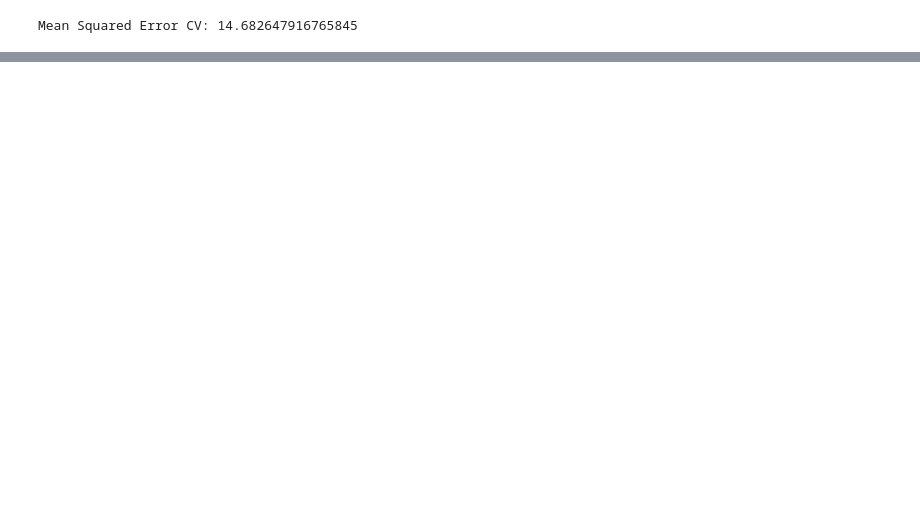
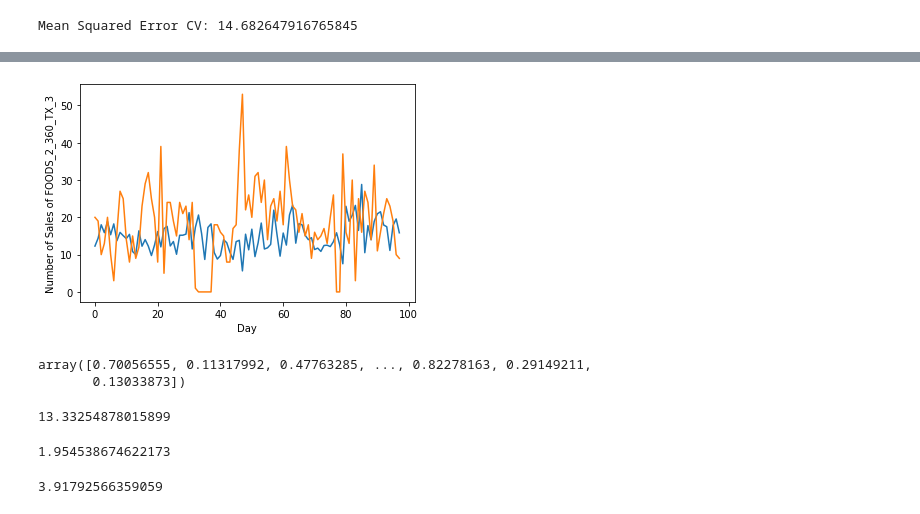
Before and after one commit to ixiaopan/GroupWork, a Jupyter notebook: AML/Modelling_Matt.ipynb, the cells around one changed output, grey strips where cells are left out. Drawn from its saved outputs; the diff is of its cells as text; code cells hidden in the pictures; blank space fills up the shorter version.

```diff
--- a/AML/Modelling_Matt.ipynb
+++ b/AML/Modelling_Matt.ipynb
@@ -380,3 +452,6 @@ cv_score_en = cross_val_score(en, X_train, y_train, cv=10, scoring='neg_mean_squ
 print("Mean Squared Error CV:", -np.mean(cv_score_en))
 # %% [output]
 Mean Squared Error CV: 14.682647916765845
+# %%
+item_preds = en.predict(X_item)
+item_preds
@@ -382,0 +479,14 @@ Mean Squared Error CV: 14.682647916765845
+# %%
+plt.plot(item_preds)
+plt.plot(y_item)
+plt.xlabel("Day")
+plt.ylabel("Number of Sales of FOODS_2_360_TX_3")
+plt.show()
+# %% [output]
+[figure, added]
+# %%
+test_preds = en.predict(X_test)
+test_preds
+# %% [output]
+array([0.70056555, 0.11317992, 0.47763285, ..., 0.82278163, 0.29149211,
+       0.13033873])
@@ -382,0 +495,12 @@ Mean Squared Error CV: 14.682647916765845
+# %%
+mean_squared_error(df_test[df_test['FOODS'] == 1].sold.values, df_test[df_test['FOODS'] == 1].preds.values)
+# %% [output]
+13.33254878015899
+# %%
+mean_squared_error(df_test[df_test['HOUSEHOLD'] == 1].sold.values, df_test[df_test['HOUSEHOLD'] == 1].preds.values)
+# %% [output]
+1.954538674622173
+# %%
+mean_squared_error(df_test[df_test['HOBBIES'] == 1].sold.values, df_test[df_test['HOBBIES'] == 1].preds.values)
+# %% [output]
+3.91792566359059
```
Also changed, not shown: parts of 28 cells of this notebook.
